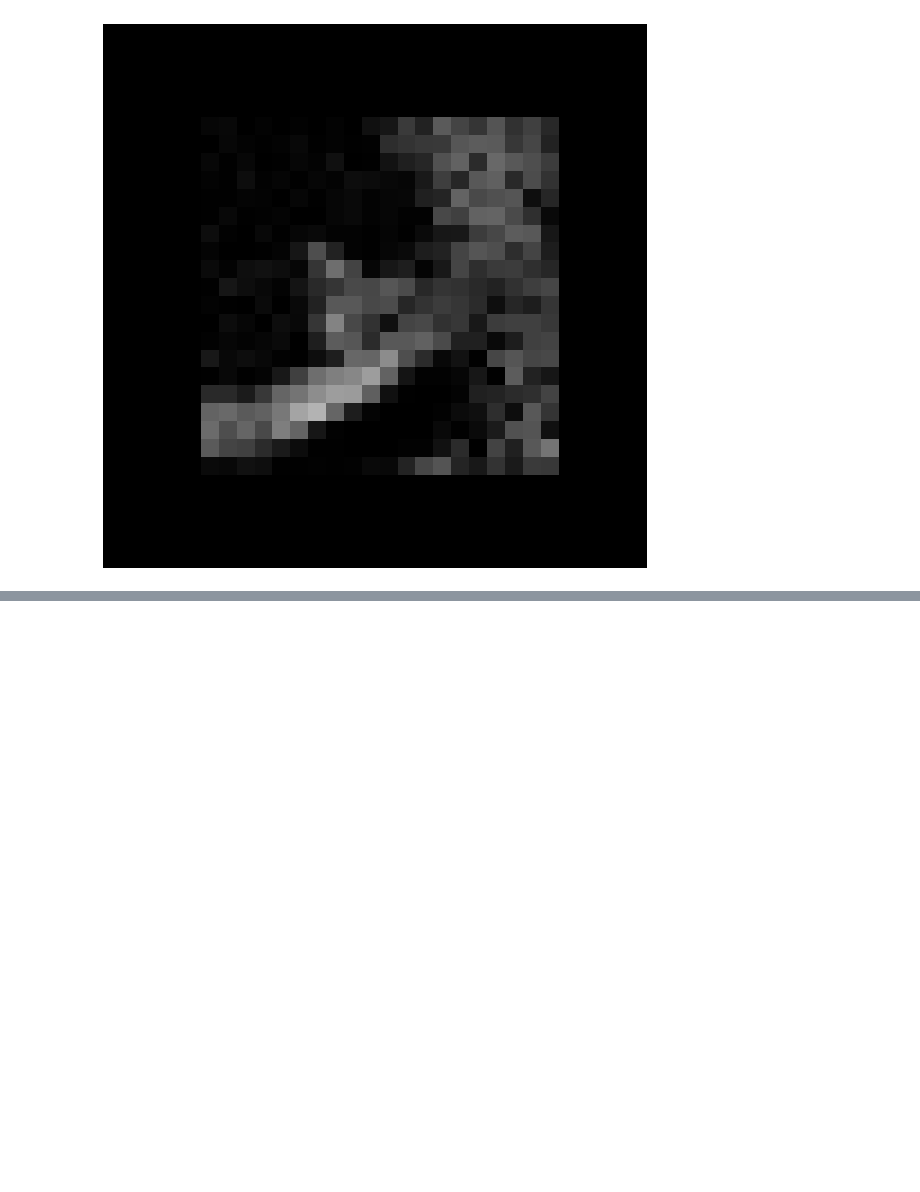
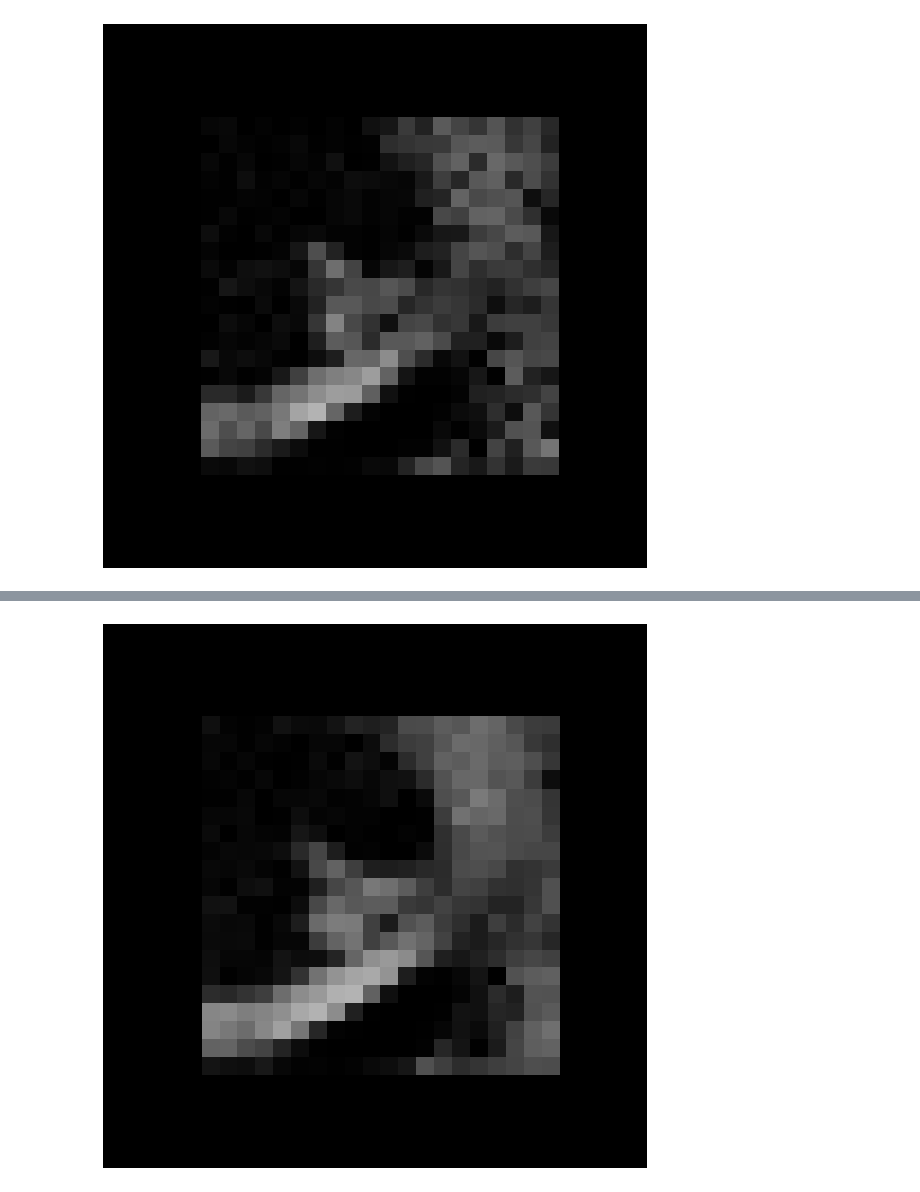
Before and after one commit to krzysztofnyczka/evolutionary_brain_microstructure_modeling, a Jupyter notebook: microstructure_demo.ipynb, the cells around one changed output, grey strips where cells are left out. Drawn from its saved outputs; the diff is of its cells as text; code cells hidden in the pictures; blank space fills up the shorter version.

```diff
--- a/microstructure_demo.ipynb
+++ b/microstructure_demo.ipynb
@@ -1107,0 +1217,34 @@ Wall time: 5min 24s
+# %%
+%%time
+# MAIN EVOLUTION PROCESS
+d = 6
+N = 100
+T = 30
+
+ball = gaussian_models.G1Ball()
+stick = cylinder_models.C1Stick()
+bas_model = MultiCompartmentModel(models=[stick, ball])
+
+# IMAGE SELECTION
+
+our_bas_model = {}
+voxel_mse = np.zeros([roi['width'], roi['height']])
+
+for x in tqdm.tqdm(range(roi['width'])):
+    our_bas_model[x] = {}
+    for y in range(roi['height']):
+
+        voxel_signal = data_hcp_roi[x, 0, y, :]
+        best_value, best_chromosome, _, _ = es_for_single_voxel(lambda ch: single_voxel_function(ch, bas_model, scheme_hcp, voxel_signal),
+                                                         d, N, T, 3*N, 2, 0.2, 1/np.sqrt(2*d), 1/np.sqrt(2*np.sqrt(d)),
+                                                         -1, R=domain_dict_to_array(bas_model.parameter_ranges))
+#         print(f'Best MSE of voxel x={x},y={y} is {np.round(best_value,4)}')
+
+        our_bas_model[x][y] = set_params_from_chrom(best_chromosome, bas_model, scheme_hcp, voxel_signal)
+
+        voxel_mse[x][y] = our_bas_model[x][y].mean_squared_error(voxel_signal)
+
+print()
+print(f'Final MSE: {np.mean(voxel_mse)} and STD: {np.std(voxel_mse)}')
+visualize_result(our_bas_model)
+# %% [output]
@@ -1107,0 +1253 @@ Wall time: 5min 24s
+[figure, added]
```
Also changed, not shown: parts of 14 cells of this notebook, 3 other files.
